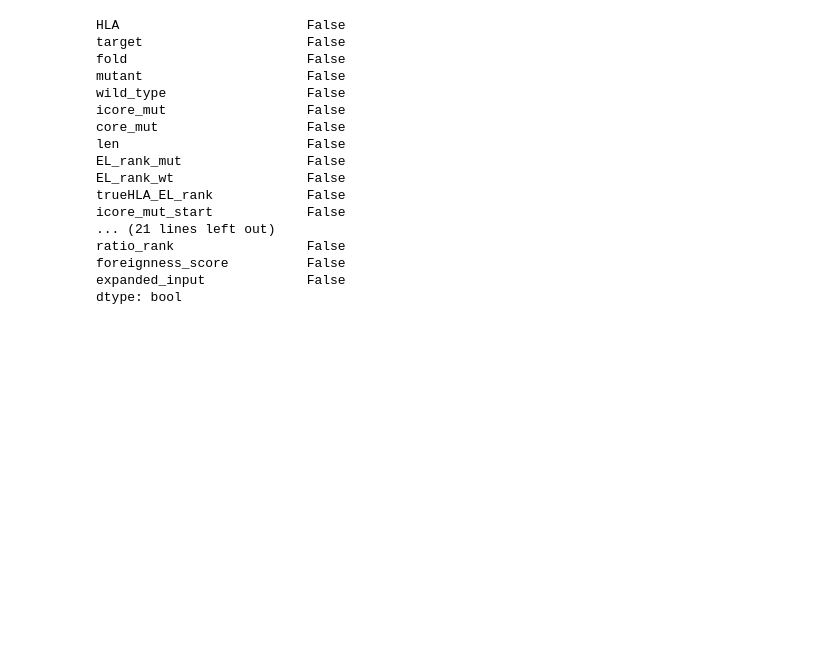
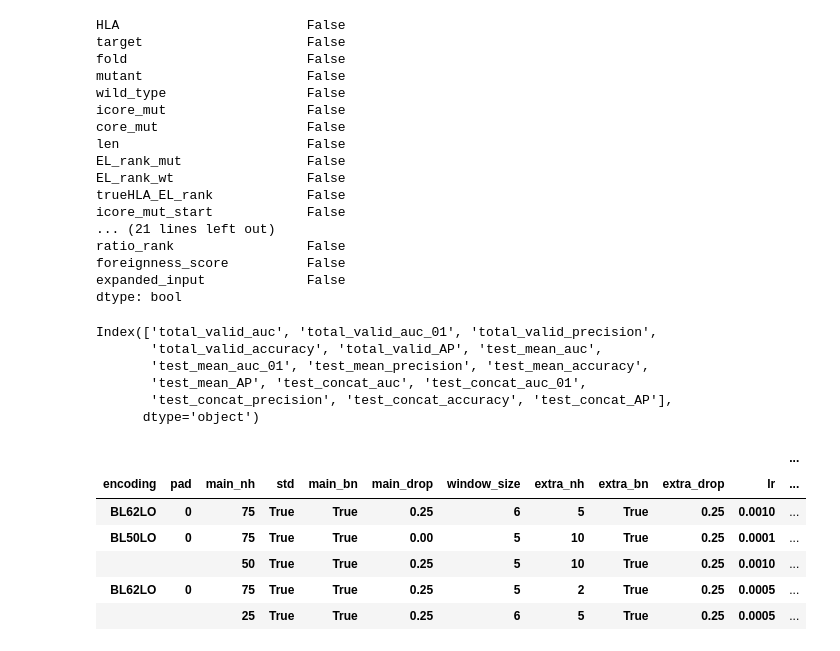
Before and after one commit to richieYT-wan/PyNNalign, a Jupyter notebook: notebooks/230530_ExtraFeatures.ipynb, the cells around one changed output. Drawn from its saved outputs; the diff is of its cells as text; code cells hidden in the pictures; blank space fills up the shorter version.

Commit message:
ExtraFeatures Tuning & implementation complete
Ready to merge to main

```diff
--- a/notebooks/230530_ExtraFeatures.ipynb
+++ b/notebooks/230530_ExtraFeatures.ipynb
@@ -375,3 +375,21 @@ ratio_rank                 False
 foreignness_score          False
 expanded_input             False
 dtype: bool
+# %%
+total_results = pd.read_csv('../output/total_results.csv').set_index(['encoding', 'pad', 'main_nh', 'std', 'main_bn', 'main_drop', 'window_size', 'extra_nh', 'extra_bn', 'extra_drop', 'lr', 'wd', 'batch_size', 'features'])
+print(total_results.columns)
+total_results.head()
+# %% [output]
+Index(['total_valid_auc', 'total_valid_auc_01', 'total_valid_precision',
+       'total_valid_accuracy', 'total_valid_AP', 'test_mean_auc',
+       'test_mean_auc_01', 'test_mean_precision', 'test_mean_accuracy',
+       'test_mean_AP', 'test_concat_auc', 'test_concat_auc_01',
+       'test_concat_precision', 'test_concat_accuracy', 'test_concat_AP'],
+      dtype='object')
+|  |  |  |  |  |  |  |  |  |  |  | ... |
+| encoding | pad | main_nh | std | main_bn | main_drop | window_size | extra_nh | extra_bn | extra_drop | lr | ... |
+| BL62LO | 0 | 75 | True | True | 0.25 | 6 | 5 | True | 0.25 | 0.0010 | ... |
+| BL50LO | 0 | 75 | True | True | 0.00 | 5 | 10 | True | 0.25 | 0.0001 | ... |
+|  |  | 50 | True | True | 0.25 | 5 | 10 | True | 0.25 | 0.0010 | ... |
+| BL62LO | 0 | 75 | True | True | 0.25 | 5 | 2 | True | 0.25 | 0.0005 | ... |
+|  |  | 25 | True | True | 0.25 | 6 | 5 | True | 0.25 | 0.0005 | ... |
```
Also changed, not shown: parts of 4 cells of this notebook, 3 other files.
